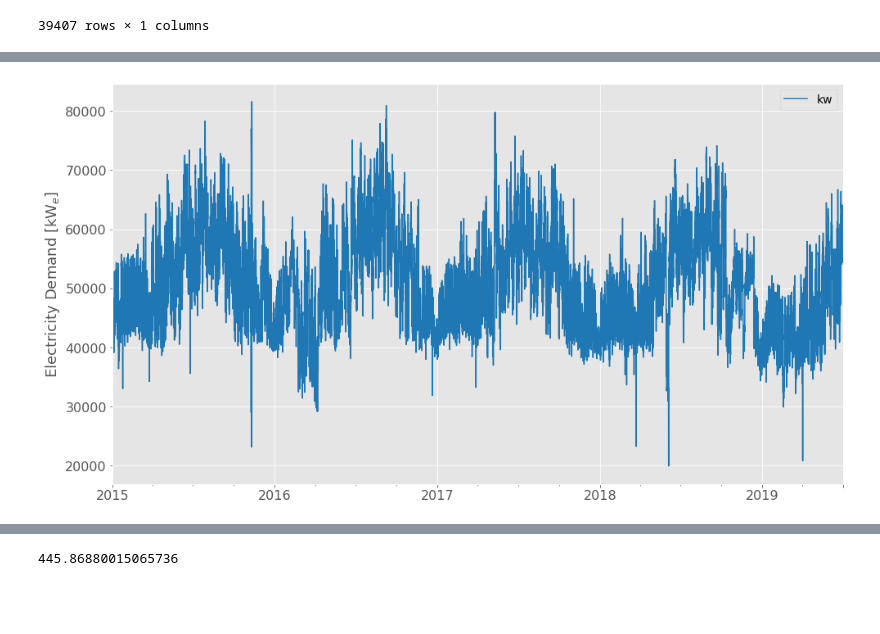
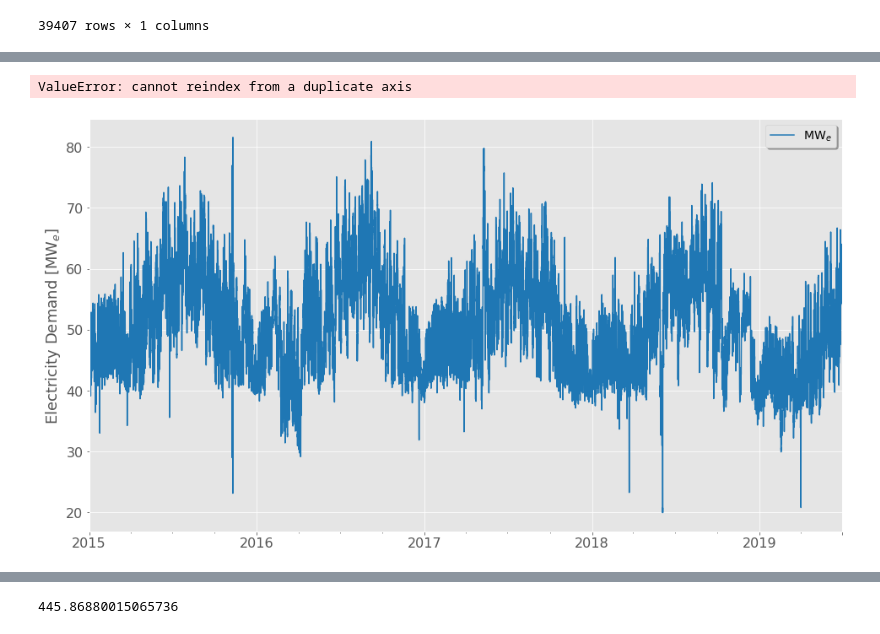
Before and after one commit to samgdotson/2021-dotson-ms, a Jupyter notebook: data/notebooks/demand_profile.ipynb, the cells around one changed output, grey strips where cells are left out. Drawn from its saved outputs; the diff is of its cells as text; code cells hidden in the pictures; blank space fills up the shorter version.

```diff
--- a/data/notebooks/demand_profile.ipynb
+++ b/data/notebooks/demand_profile.ipynb
@@ -186,8 +161,8 @@ steam_demand/1e6
 # %% [markdown]
 ## Electricity Demand
 # %%
-df = pd.read_csv('../uiuc_demand_data.csv', index_col='time', parse_dates=True, usecols=['time', 'kw'])
-df
+edf = pd.read_csv('../uiuc_demand_data.csv', index_col='time', parse_dates=True, usecols=['time', 'kw'])
+edf
 # %% [output]
 |  | kw |
 | time |  |
@@ -205,0 +183,3 @@ df
+# %%
+df.index = pd.to_datetime(df.index)
+edf.index = pd.to_datetime(edf.index)
@@ -206,10 +203,33 @@ df
+# %%
+pd.concat([edf['kw'], df['kwth']], axis=1)
+# %% [output]
+ValueError: cannot reindex from a duplicate axis
+# %%
+import numpy as np
+import pandas as pd
+import matplotlib.pyplot as plt
+# plt.rcParams['figure.figsize']=(12,9)
+# plt.rcParams['font.size'] = '16'
+plt.style.use('ggplot')
+
+import matplotlib as mpl
+mpl.use("pgf")
+plt.rcParams['pgf.texsystem'] = 'pdflatex'
+plt.rcParams['pgf.rcfonts'] = False
+plt.rcParams['figure.edgecolor'] = 'k'
+plt.rcParams['figure.facecolor'] = 'w'
+plt.rcParams['savefig.dpi'] = 400
+plt.rcParams['savefig.bbox'] = 'tight'
+plt.rcParams['text.usetex'] = True
+plt.rcParams['font.family'] = "serif"
 # %%
-df.kw.plot(figsize=(16,9), color='tab:blue')
-plt.ylabel(r'Electricity Demand [kW$_{e}$]', fontsize=18)
+(edf/1000).kw.plot(figsize=(16,9), color='tab:blue')
+plt.ylabel(r'Electricity Demand [MW$_{e}$]', fontsize=18)
 plt.xlabel(r'', fontsize=18)
 plt.xticks(fontsize=16)
 plt.yticks(fontsize=16)
-plt.legend(fontsize=14)
+plt.legend(['MW$_{e}$'],fontsize=14, fancybox=True, shadow=True)
+# plt.savefig('../../thesis/figures/uiuc_elc_demand.pgf')
 plt.show()
 # %% [output]
-[figure, old version]
+[figure, new version]
```
Also changed, not shown: parts of 14 cells of this notebook, 12 other files.
